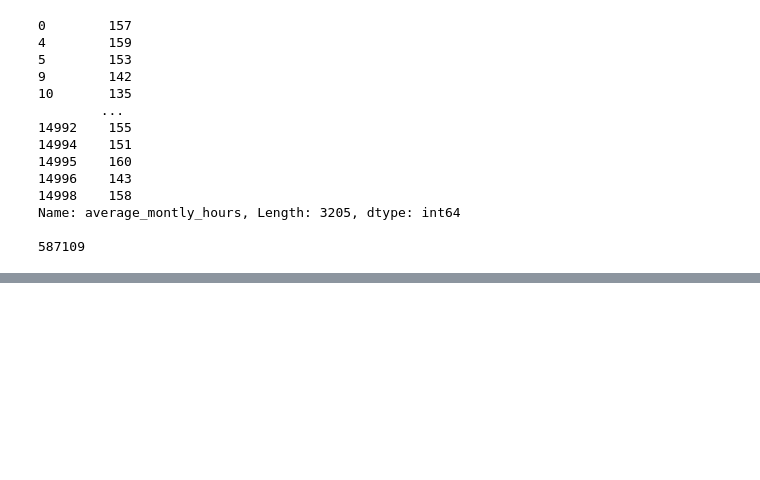
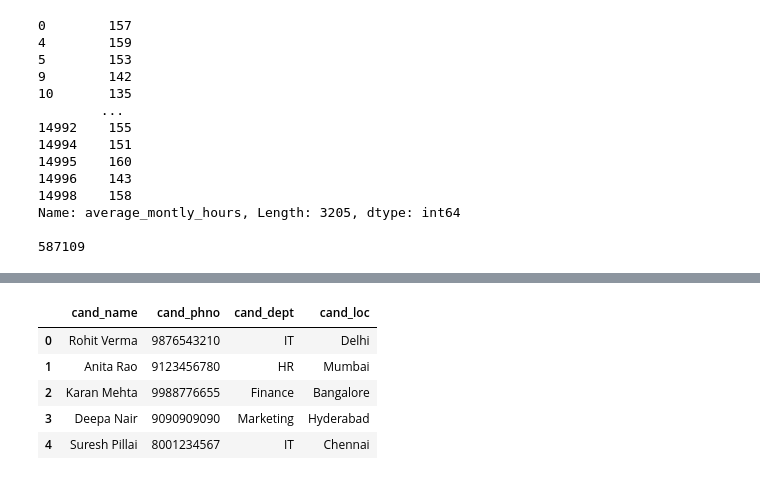
Before and after one commit to Yaminikanta/Python_Libraries, a Jupyter notebook: 02-Pandas/class_pandas.ipynb, the cells around one changed output, grey strips where cells are left out. Saved outputs shown, nothing was run; the diff lists cells and outputs as text; code cells hidden in the pictures; blank space fills up the shorter version.

```diff
--- a/02-Pandas/class_pandas.ipynb
+++ b/02-Pandas/class_pandas.ipynb
@@ -1491,0 +1509,16 @@ d7.pivot_table(values=['average_montly_hours','number_project','time_spend_compa
+# %%
+df2 = pd.DataFrame({
+    'cand_name': ['Rohit Verma', 'Anita Rao', 'Karan Mehta', 'Deepa Nair', 'Suresh Pillai'],
+    'cand_phno': ['9876543210', '9123456780', '9988776655', '9090909090', '8001234567'],
+    'cand_dept': ['IT', 'HR', 'Finance', 'Marketing', 'IT'],
+    'cand_loc': ['Delhi', 'Mumbai', 'Bangalore', 'Hyderabad', 'Chennai']
+})
+
+df2
+# %% [output]
+|  | cand_name | cand_phno | cand_dept | cand_loc |
+| 0 | Rohit Verma | 9876543210 | IT | Delhi |
+| 1 | Anita Rao | 9123456780 | HR | Mumbai |
+| 2 | Karan Mehta | 9988776655 | Finance | Bangalore |
+| 3 | Deepa Nair | 9090909090 | Marketing | Hyderabad |
+| 4 | Suresh Pillai | 8001234567 | IT | Chennai |
```
Also changed, not shown: parts of 1 cell of this notebook.
